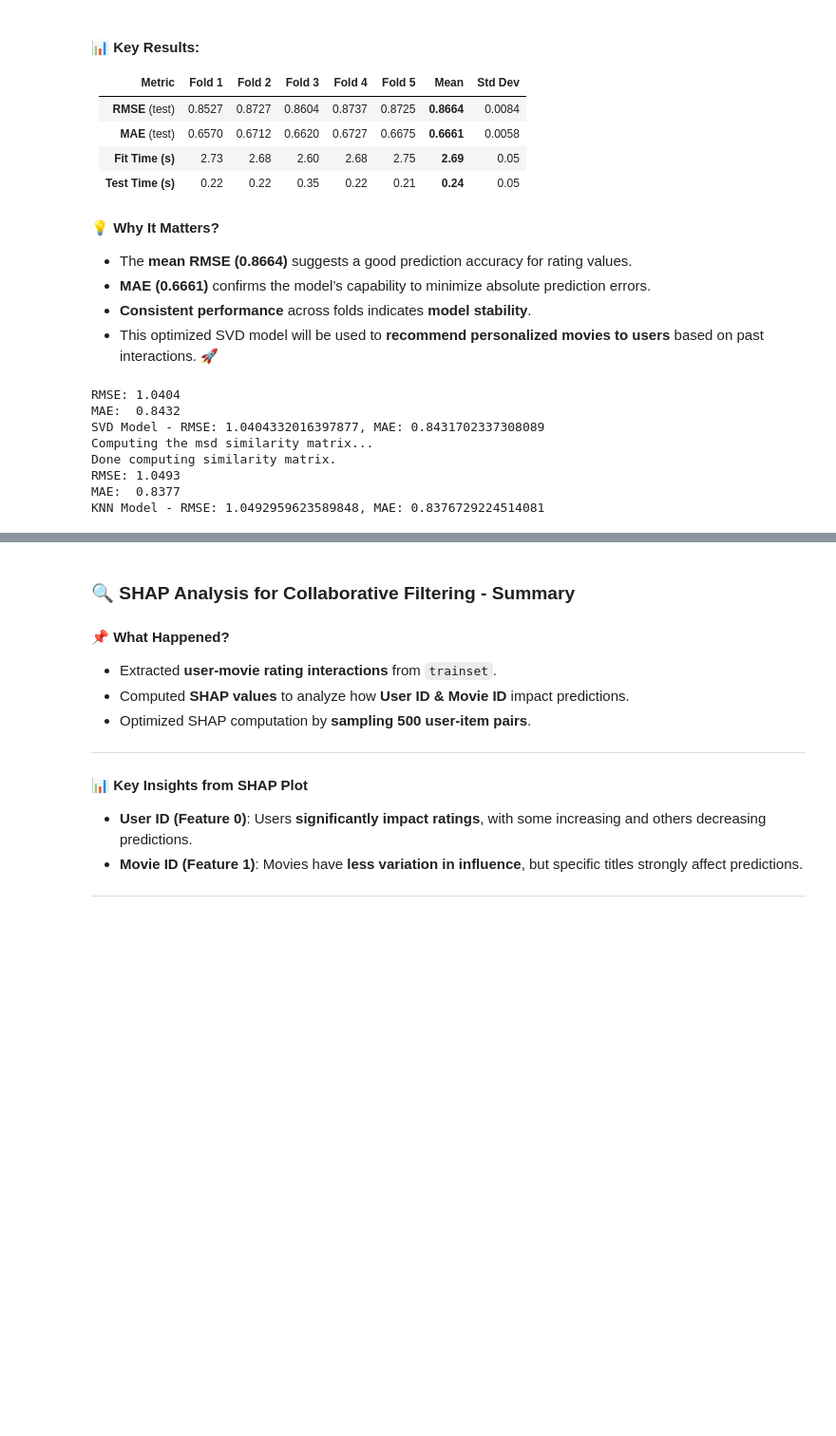
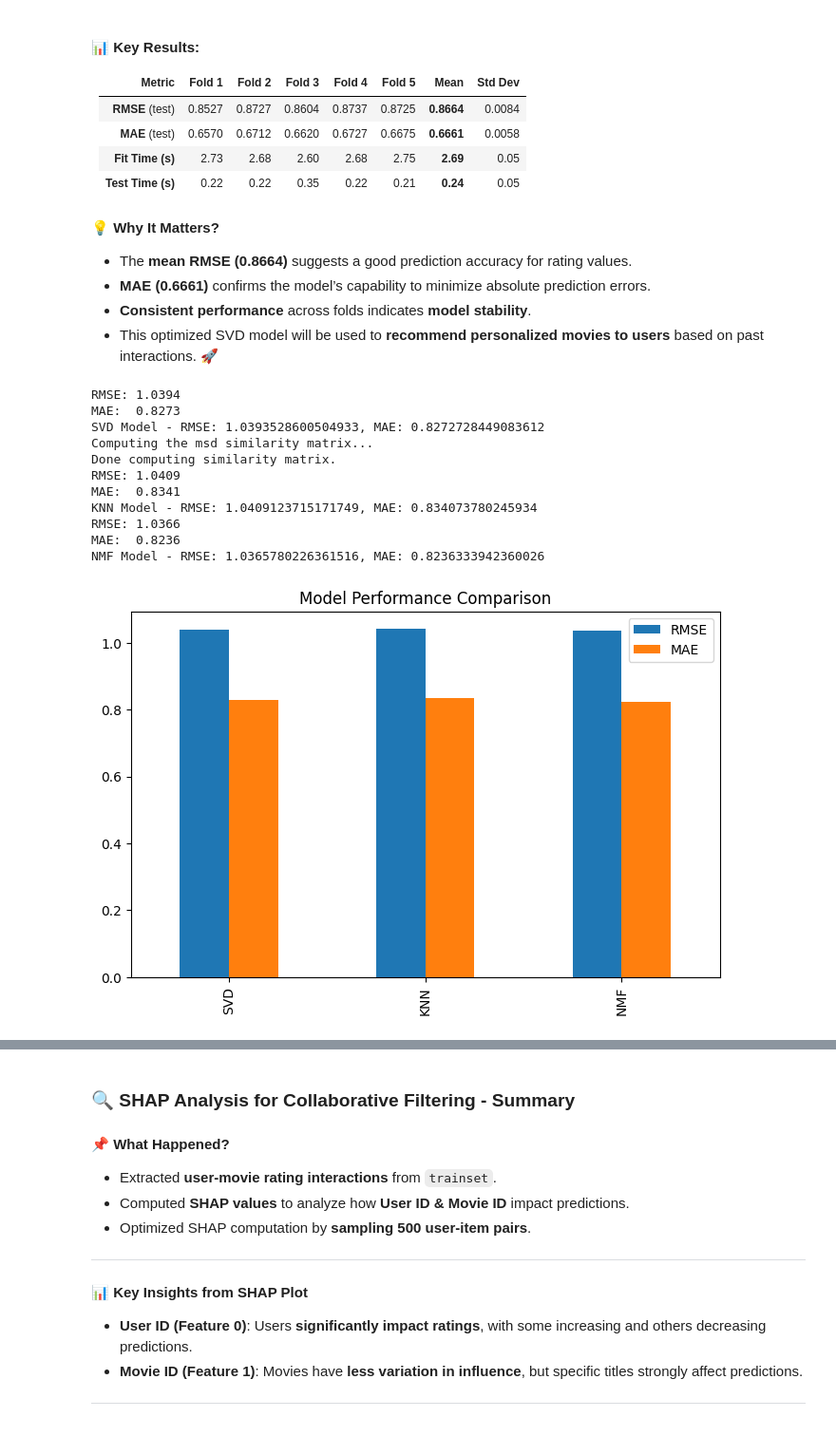
Before and after one commit to Otim135/Phase_4_Project, a Jupyter notebook: Recommendation_systems.ipynb, the cells around one changed output, grey strips where cells are left out. Shown at 95% size. Saved outputs shown, nothing was run; the diff lists cells and outputs as text; code cells hidden in the pictures; blank space fills up the shorter version.

Commit message:
Visualized the model comparisons and even added the NMF model in evaluation

```diff
--- a/Recommendation_systems.ipynb
+++ b/Recommendation_systems.ipynb
@@ -254,15 +267,40 @@ knn_rmse = accuracy.rmse(knn_predictions)
 knn_mae = accuracy.mae(knn_predictions)
 
 print(f"KNN Model - RMSE: {knn_rmse}, MAE: {knn_mae}")
+
+from surprise import NMF
+
+# Train an NMF-based recommendation model
+nmf = NMF()
+nmf.fit(trainset)
+
+# Make predictions on the test set
+nmf_predictions = nmf.test(testset)
+
+# Evaluate NMF Model
+nmf_rmse = accuracy.rmse(nmf_predictions)
+nmf_mae = accuracy.mae(nmf_predictions)
+
+print(f"NMF Model - RMSE: {nmf_rmse}, MAE: {nmf_mae}")
 # %% [output]
-RMSE: 1.0404
-MAE:  0.8432
-SVD Model - RMSE: 1.0404332016397877, MAE: 0.8431702337308089
+RMSE: 1.0394
+MAE:  0.8273
+SVD Model - RMSE: 1.0393528600504933, MAE: 0.8272728449083612
 Computing the msd similarity matrix...
 Done computing similarity matrix.
-RMSE: 1.0493
-MAE:  0.8377
-KNN Model - RMSE: 1.0492959623589848, MAE: 0.8376729224514081
+RMSE: 1.0409
+MAE:  0.8341
+KNN Model - RMSE: 1.0409123715171749, MAE: 0.834073780245934
+RMSE: 1.0366
+MAE:  0.8236
+NMF Model - RMSE: 1.0365780226361516, MAE: 0.8236333942360026
+# %%
+results = {'SVD': (svd_rmse, svd_mae), 'KNN': (knn_rmse, knn_mae), 'NMF': (nmf_rmse, nmf_mae)}
+df_results = pd.DataFrame(results, index=['RMSE', 'MAE']).T
+df_results.plot(kind='bar', figsize=(8,5), title="Model Performance Comparison")
+plt.show()
+# %% [output]
+[figure, added]
 # %%
 
 # Extract ratings into a structured format
```
Also changed, not shown: parts of 6 cells of this notebook.
